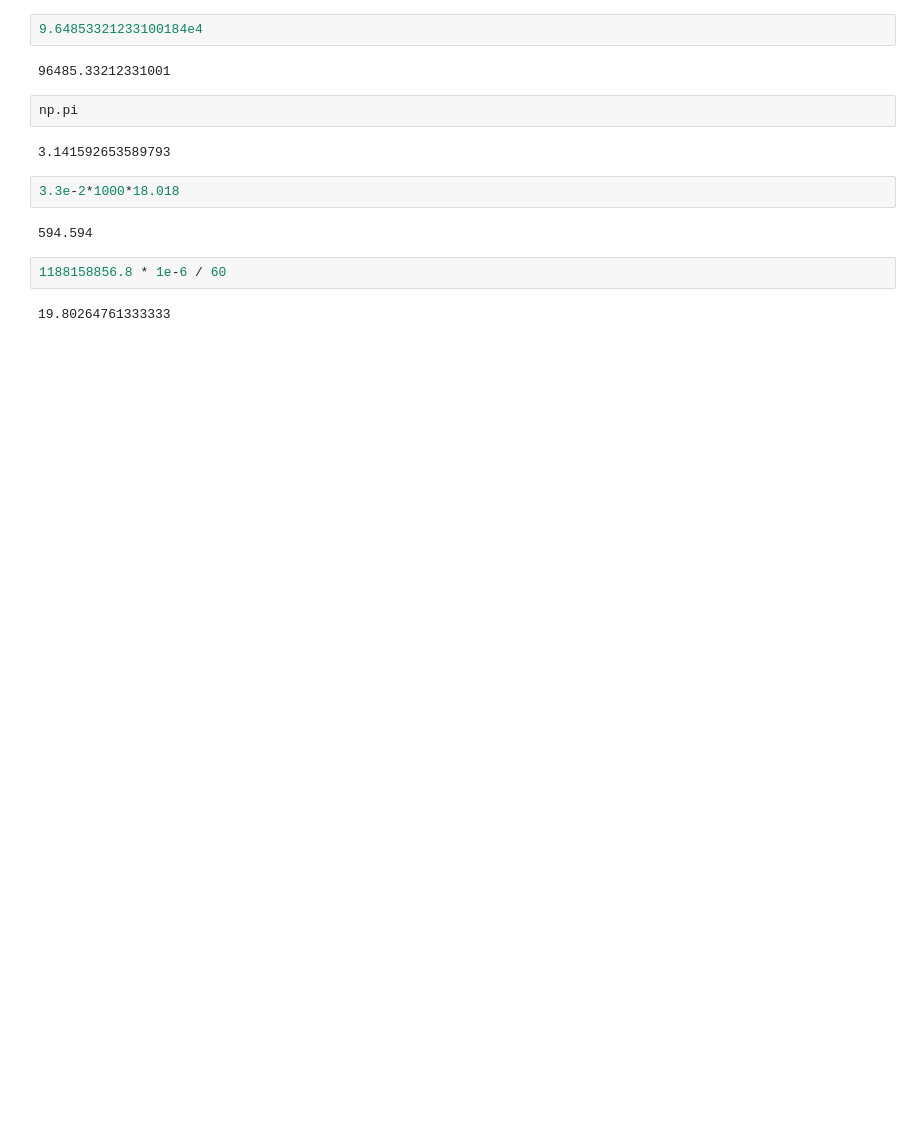
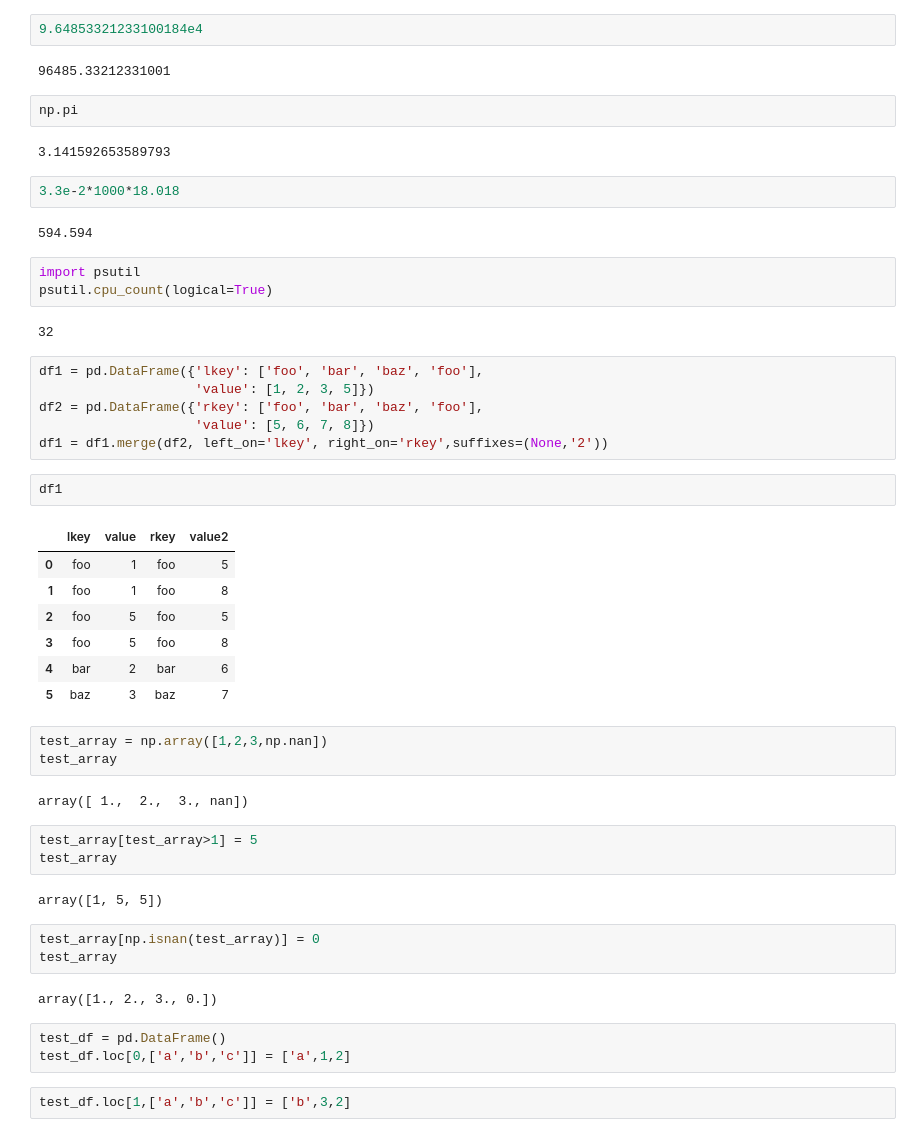
Before and after one commit to lwang1517/for_test_LW, a Jupyter notebook: test_scripts_LW.ipynb, the cells around one changed output. Cells and saved outputs as stored; diff of their text form; blank space fills up the shorter version.

```diff
--- a/test_scripts_LW.ipynb
+++ b/test_scripts_LW.ipynb
@@ -859,7 +859,44 @@ np.pi
 3.3e-2*1000*18.018
 # %% [output]
 594.594
-# %%
-1188158856.8 * 1e-6 / 60
-# %% [output]
-19.80264761333333
+# %%
+import psutil
+psutil.cpu_count(logical=True)
+# %% [output]
+32
+# %%
+df1 = pd.DataFrame({'lkey': ['foo', 'bar', 'baz', 'foo'],
+                    'value': [1, 2, 3, 5]})
+df2 = pd.DataFrame({'rkey': ['foo', 'bar', 'baz', 'foo'],
+                    'value': [5, 6, 7, 8]})
+df1 = df1.merge(df2, left_on='lkey', right_on='rkey',suffixes=(None,'2'))
+# %%
+df1
+# %% [output]
+|  | lkey | value | rkey | value2 |
+| 0 | foo | 1 | foo | 5 |
+| 1 | foo | 1 | foo | 8 |
+| 2 | foo | 5 | foo | 5 |
+| 3 | foo | 5 | foo | 8 |
+| 4 | bar | 2 | bar | 6 |
+| 5 | baz | 3 | baz | 7 |
+# %%
+test_array = np.array([1,2,3,np.nan])
+test_array
+# %% [output]
+array([ 1.,  2.,  3., nan])
+# %%
+test_array[test_array>1] = 5
+test_array
+# %% [output]
+array([1, 5, 5])
+# %%
+test_array[np.isnan(test_array)] = 0
+test_array
+# %% [output]
+array([1., 2., 3., 0.])
+# %%
+test_df = pd.DataFrame()
+test_df.loc[0,['a','b','c']] = ['a',1,2]
+# %%
+test_df.loc[1,['a','b','c']] = ['b',3,2]
```
Also changed, not shown: parts of 8 cells of this notebook, 5 other files.
